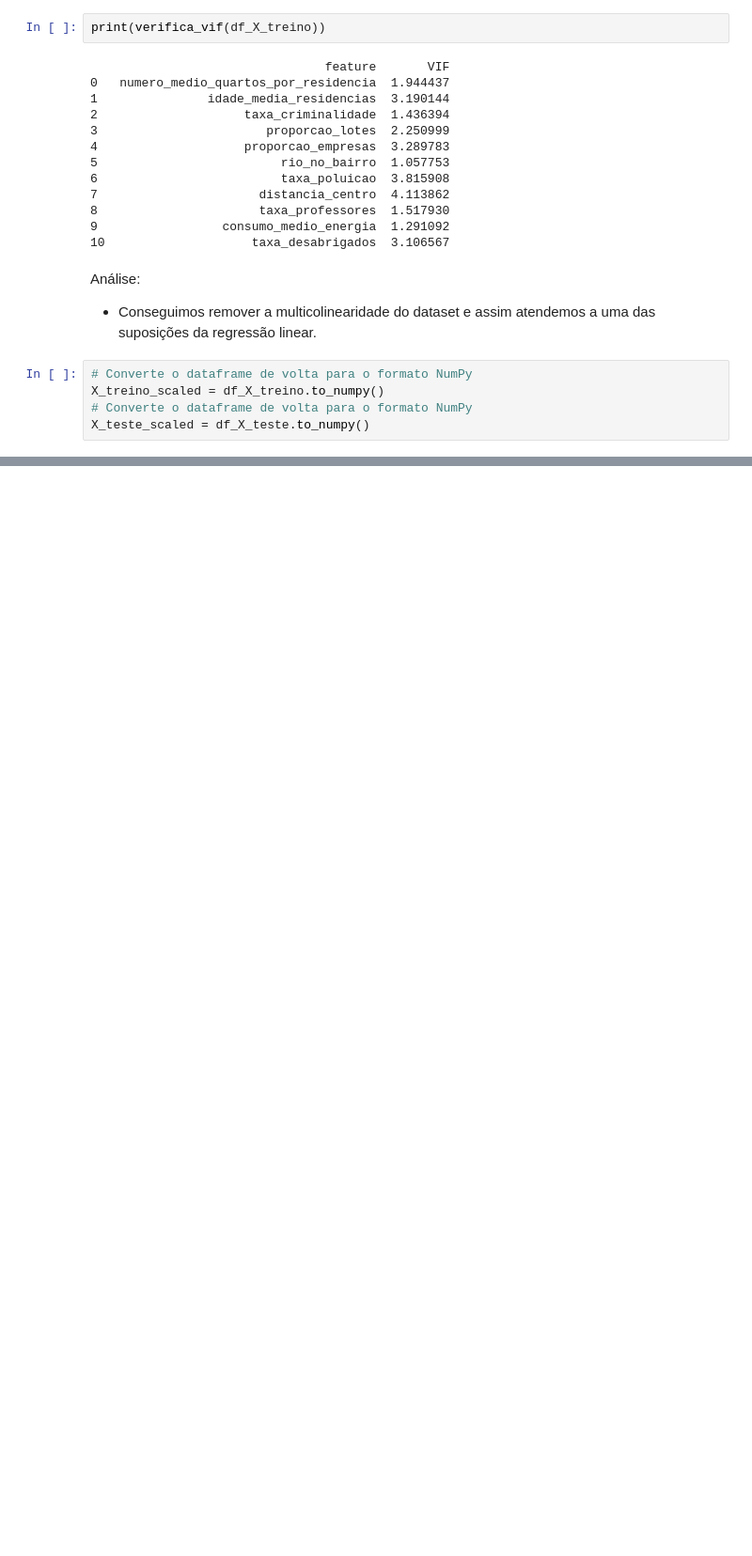
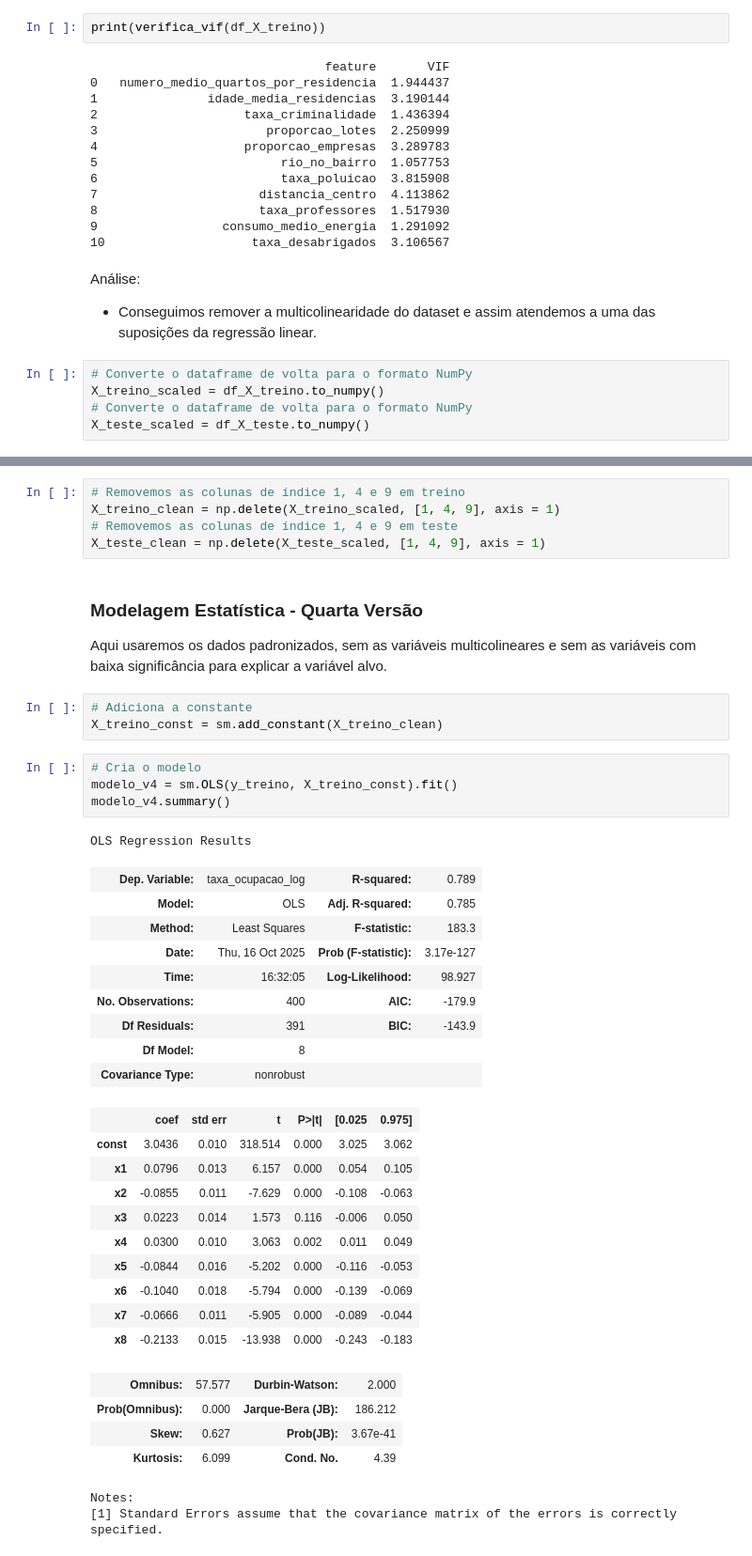
Before and after one commit to prisciladalepiane/machine-learning, a Jupyter notebook: 02-mat-est-aplicada/07-ocupacao-imoveis.ipynb, the cells around one changed output, grey strips where cells are left out. Shown at 94% size. Saved outputs shown, nothing was run; the diff lists cells and outputs as text; blank space fills up the shorter version.

```diff
--- a/02-mat-est-aplicada/07-ocupacao-imoveis.ipynb
+++ b/02-mat-est-aplicada/07-ocupacao-imoveis.ipynb
@@ -600,0 +648,43 @@ X_teste_scaled = df_X_teste.to_numpy()
+# %%
+# Removemos as colunas de índice 1, 4 e 9 em treino
+X_treino_clean = np.delete(X_treino_scaled, [1, 4, 9], axis = 1)
+# Removemos as colunas de índice 1, 4 e 9 em teste
+X_teste_clean = np.delete(X_teste_scaled, [1, 4, 9], axis = 1)
+# %% [markdown]
+### Modelagem Estatística - Quarta Versão
+
+Aqui usaremos os dados padronizados, sem as variáveis multicolineares e sem as variáveis com baixa significância para explicar a variável alvo.
+# %%
+# Adiciona a constante
+X_treino_const = sm.add_constant(X_treino_clean)
+# %%
+# Cria o modelo
+modelo_v4 = sm.OLS(y_treino, X_treino_const).fit()
+modelo_v4.summary()
+# %% [output]
+OLS Regression Results
+| Dep. Variable: | taxa_ocupacao_log | R-squared: | 0.789 |
+| Model: | OLS | Adj. R-squared: | 0.785 |
+| Method: | Least Squares | F-statistic: | 183.3 |
+| Date: | Thu, 16 Oct 2025 | Prob (F-statistic): | 3.17e-127 |
+| Time: | 16:32:05 | Log-Likelihood: | 98.927 |
+| No. Observations: | 400 | AIC: | -179.9 |
+| Df Residuals: | 391 | BIC: | -143.9 |
+| Df Model: | 8 |  |  |
+| Covariance Type: | nonrobust |  |  |
+|  | coef | std err | t | P>|t| | [0.025 | 0.975] |
+| const | 3.0436 | 0.010 | 318.514 | 0.000 | 3.025 | 3.062 |
+| x1 | 0.0796 | 0.013 | 6.157 | 0.000 | 0.054 | 0.105 |
+| x2 | -0.0855 | 0.011 | -7.629 | 0.000 | -0.108 | -0.063 |
+| x3 | 0.0223 | 0.014 | 1.573 | 0.116 | -0.006 | 0.050 |
+| x4 | 0.0300 | 0.010 | 3.063 | 0.002 | 0.011 | 0.049 |
+| x5 | -0.0844 | 0.016 | -5.202 | 0.000 | -0.116 | -0.053 |
+| x6 | -0.1040 | 0.018 | -5.794 | 0.000 | -0.139 | -0.069 |
+| x7 | -0.0666 | 0.011 | -5.905 | 0.000 | -0.089 | -0.044 |
+| x8 | -0.2133 | 0.015 | -13.938 | 0.000 | -0.243 | -0.183 |
+| Omnibus: | 57.577 | Durbin-Watson: | 2.000 |
+| Prob(Omnibus): | 0.000 | Jarque-Bera (JB): | 186.212 |
+| Skew: | 0.627 | Prob(JB): | 3.67e-41 |
+| Kurtosis: | 6.099 | Cond. No. | 4.39 |
+Notes:
+[1] Standard Errors assume that the covariance matrix of the errors is correctly specified.
```
Also changed, not shown: parts of 10 cells of this notebook.
